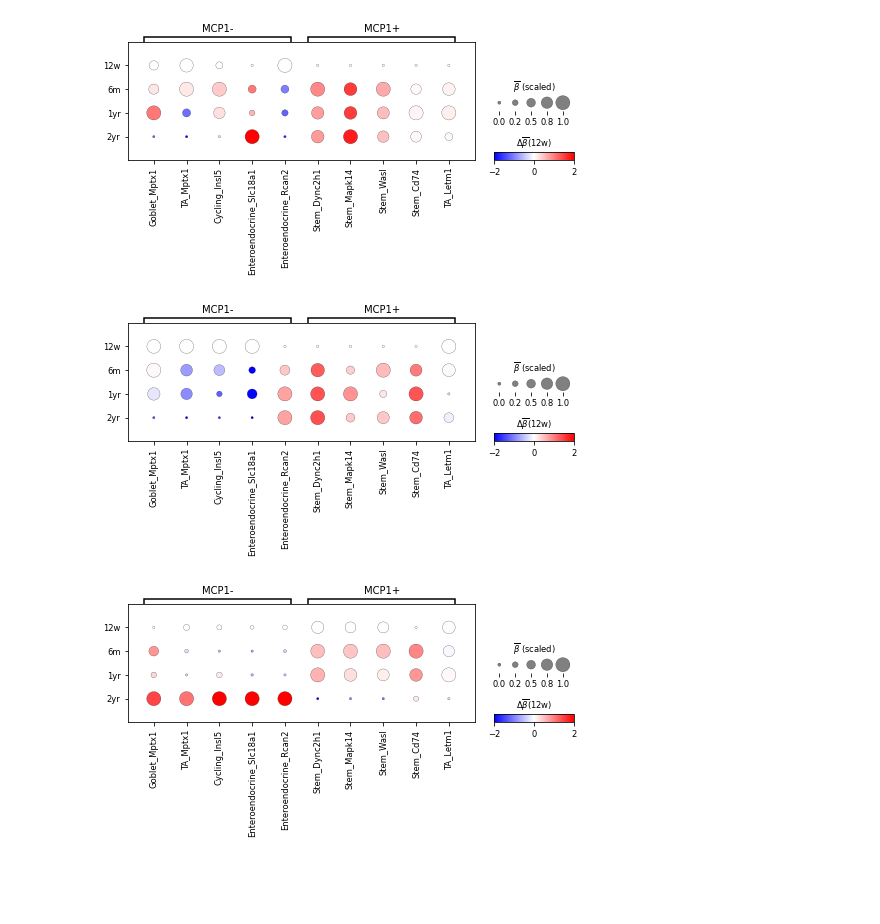
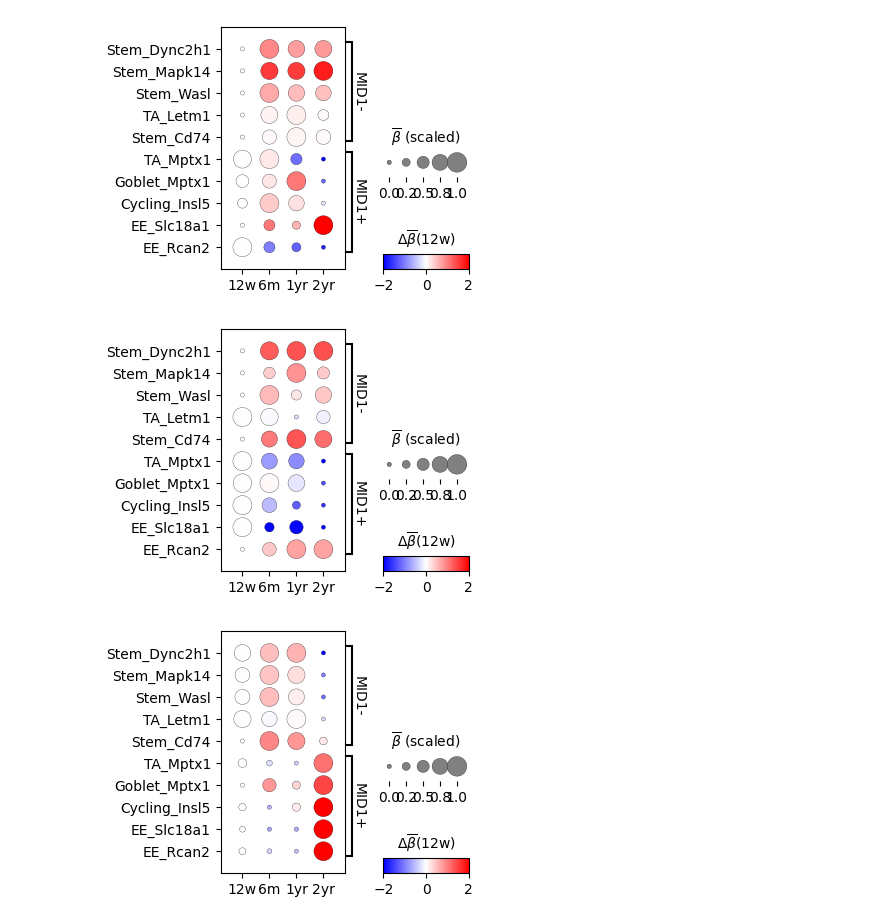
Before and after one commit to adaly/cSplotch, a Jupyter notebook: notebooks/fig5_mcp_genexpr_dotplots.ipynb, the cells around one changed output. Cells and saved outputs as stored; diff of their text form; code cells hidden in the pictures; blank space fills up the shorter version.

```diff
--- a/notebooks/fig5_mcp_genexpr_dotplots.ipynb
+++ b/notebooks/fig5_mcp_genexpr_dotplots.ipynb
@@ -5,9 +5,10 @@ import pandas as pd
 import scanpy as sc
 import seaborn as sns
 from matplotlib import pyplot as plt
+plt.rcParams['svg.fonttype'] = 'none'
 # %%
 ### REPLACE with path to AnnData downloaded from GCP ###
-data_dir = '/Users/adaly/Documents/mouse_colon/csplotch_anndata'
+data_dir = '/Volumes/Aidan_NYGC/mouse_colon/csplotch_anndata'
 adata = sc.read_h5ad(os.path.join(data_dir, 'adata_csplotch_lambdas.h5ad'))
 adata_betas = sc.read_h5ad(os.path.join(data_dir, 'adata_csplotch_celltype_betas.h5ad'))
 # %%
@@ -151,16 +160,16 @@ for region in ['Proximal', 'Middle', 'Distal']:
 mroi = 'crypt base'
 
 mcp_genes = {
-    'MCP1-': [('TA', 'Slc35c1'),
-              ('TA', 'Gale'),
+    'BASE1-': [('TA', 'Gale'),
+              ('TA', 'Slc35c1'),
               ('Goblet', 'Slc35c1'),
               ('Stem', 'Tpm3'),
               ('Stem', 'Nucb1')],
-    'MCP1+': [('Stem', 'Anxa1'),
+    'BASE1+': [('TA', 'Col3a1'),
               ('Stem', 'Rnf44'),
-              ('TA', 'Col3a1'),
-              ('Goblet', 'Gbp7'),
-              ('Goblet', 'Rnf44')]
+              ('Stem', 'Anxa1'),
+              ('Goblet', 'Rnf44'),
+              ('Goblet', 'Gbp7')]
 }
 '''
 mcp_genes = {
@@ -194,15 +203,14 @@ col_labels = dict([(k, ['_'.join(cg) for cg in mcp_genes[k]]) for k in mcp_genes
 for region in ['Proximal', 'Middle', 'Distal']:
     df_delta, df_mean_scaled = mean_betas_timecourse(mroi,
                                                      region,
-                                                     mcp_genes['MCP1-']+mcp_genes['MCP1+'],
+                                                     mcp_genes['BASE1-']+mcp_genes['BASE1+'],
                                                      t_limited)
 
     ax_dict = mcp_dotplot(df_delta, df_mean_scaled,
                            colorbar_title=r'$\Delta\overline{\beta}$(12w)',
                            size_title=r'$\overline{\beta}$ (scaled)',
                            col_groups=col_labels,
-                           vmin=-2, vmax=2, cmap='bwr',
-                          figsize=(8,3)
+                           vmin=-2, vmax=2, cmap='bwr'
                          )
 
     plt.savefig(os.path.join(plot_dir, 'fig4_mcpgenes_%s_%s.svg' % (mroi.replace(' ', '-'), region)))
@@ -214,16 +222,16 @@ for region in ['Proximal', 'Middle', 'Distal']:
 mroi = 'crypt mid'
 
 mcp_genes = {
-    'MCP1-': [('Goblet', 'Mptx1'),
-              ('TA', 'Mptx1'),
+    'MID1-': [('Stem', 'Dync2h1'),
+              ('Stem', 'Mapk14'),
+              ('Stem', 'Wasl'),
+              ('TA', 'Letm1'),
+              ('Stem', 'Cd74')],
+    'MID1+': [('TA', 'Mptx1'),
+              ('Goblet', 'Mptx1'),
               ('Cycling', 'Insl5'),
               ('Enteroendocrine', 'Slc18a1'),
-              ('Enteroendocrine', 'Rcan2')],
-    'MCP1+': [('Stem', 'Dync2h1'),
-              ('Stem', 'Mapk14'),
-              ('Stem', 'Wasl'),
-              ('Stem', 'Cd74'),
-              ('TA', 'Letm1')]
+              ('Enteroendocrine', 'Rcan2')]
 }
 '''
 mcp_genes = {
@@ -255,40 +263,38 @@ mcp_genes = {
               ('Stem', 'Ttr'),
               ('Tuft', 'Capn7'),
               ('Enteroendocrine', 'Tfb1m'),
               ('Cycling', 'Insl5'),
               ('Enteroendocrine', 'Rcan2'),
               ('Enteroendocrine', 'Cdca3'),
               ('Enteroendocrine', 'Fam76a'),
               ('Tuft', 'Foxq1'),
               ('Tuft', '2810474O19Rik'),
               ('Tuft', 'Pgap1'),
               ('Enteroendocrine', 'Lefty1'),
               ('Tuft', 'Rwdd2b'),
               ('Tuft', 'Itln1')]
 }
 '''
 
 col_labels = dict([(k, ['_'.join(cg) for cg in mcp_genes[k]]) for k in mcp_genes.keys()])
 
 for region in ['Proximal', 'Middle', 'Distal']:
     df_delta, df_mean_scaled = mean_betas_timecourse(mroi,
                                                      region,
-                                                     mcp_genes['MCP1-']+mcp_genes['MCP1+'],
+                                                     mcp_genes['MID1-']+mcp_genes['MID1+'],
                                                      t_limited)
 
     ax_dict = mcp_dotplot(df_delta, df_mean_scaled,
                            colorbar_title=r'$\Delta\overline{\beta}$(12w)',
                            size_title=r'$\overline{\beta}$ (scaled)',
                            col_groups=col_labels,
-                           vmin=-2, vmax=2, cmap='bwr',
-                          figsize=(8,3)
-                         )
+                           vmin=-2, vmax=2, cmap='bwr')
 
     plt.savefig(os.path.join(plot_dir, 'fig4_mcpgenes_%s_%s.svg' % (mroi.replace(' ', '-'), region)))
 # %% [output]
-[figure, old version]
+[figure, new version]
-[figure, old version]
+[figure, new version]
-[figure, old version]
+[figure, new version]
 # %%
 mroi = 'crypt apex'
 mcp_genes = {
```
Also changed, not shown: parts of 6 cells of this notebook, 5 other files.
